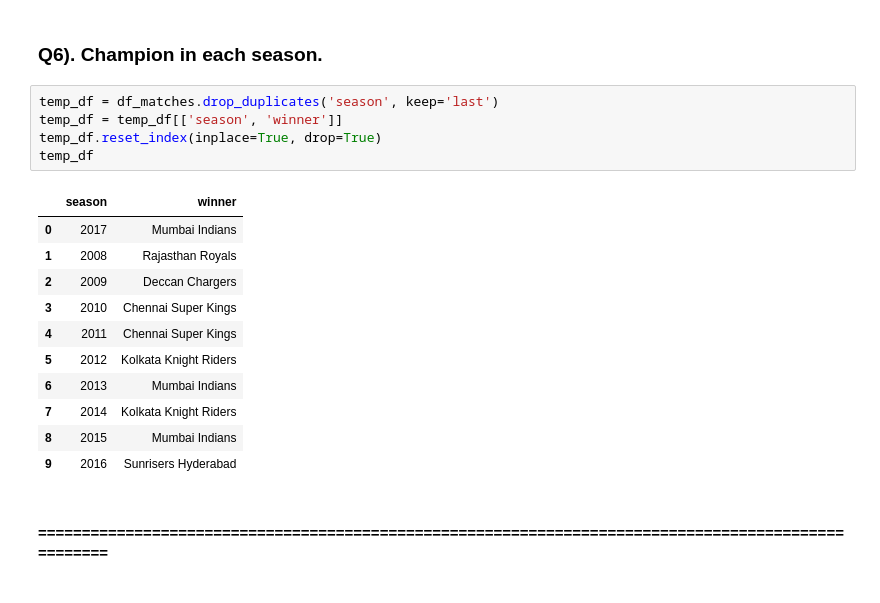
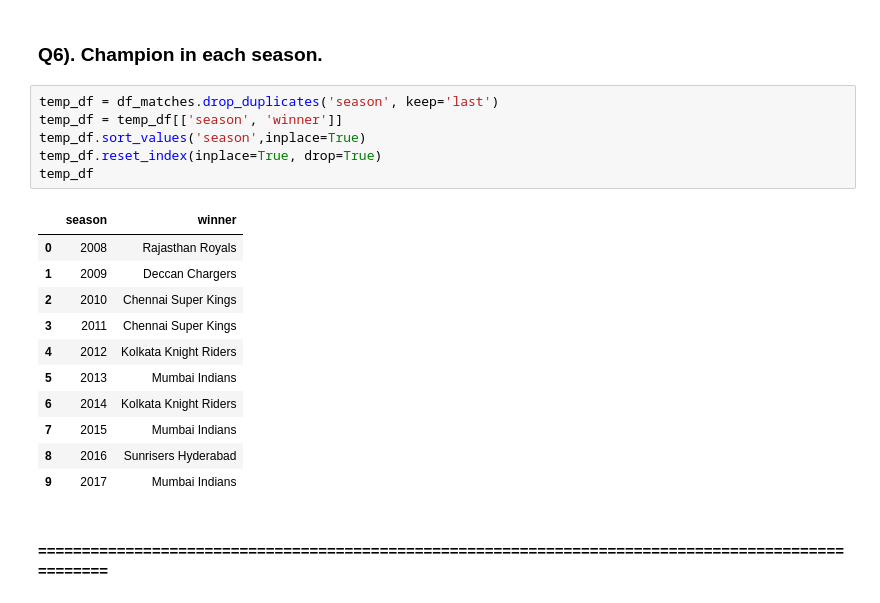
Before and after one commit to rahul-72/IPL_Dataset_Analysis, a Jupyter notebook: ipl.ipynb, the cells around one changed output. Cells and saved outputs as stored; diff of their text form.

```diff
--- a/ipl.ipynb
+++ b/ipl.ipynb
@@ -123,19 +125,20 @@ winner.plot(kind='bar', figsize=(10,5), title='Total matches win by each Team')
 # %%
 temp_df = df_matches.drop_duplicates('season', keep='last')
 temp_df = temp_df[['season', 'winner']]
+temp_df.sort_values('season',inplace=True)
 temp_df.reset_index(inplace=True, drop=True)
 temp_df
 # %% [output]
 |  | season | winner |
-| 0 | 2017 | Mumbai Indians |
-| 1 | 2008 | Rajasthan Royals |
-| 2 | 2009 | Deccan Chargers |
-| 3 | 2010 | Chennai Super Kings |
-| 4 | 2011 | Chennai Super Kings |
-| 5 | 2012 | Kolkata Knight Riders |
-| 6 | 2013 | Mumbai Indians |
-| 7 | 2014 | Kolkata Knight Riders |
-| 8 | 2015 | Mumbai Indians |
-| 9 | 2016 | Sunrisers Hyderabad |
+| 0 | 2008 | Rajasthan Royals |
+| 1 | 2009 | Deccan Chargers |
+| 2 | 2010 | Chennai Super Kings |
+| 3 | 2011 | Chennai Super Kings |
+| 4 | 2012 | Kolkata Knight Riders |
+| 5 | 2013 | Mumbai Indians |
+| 6 | 2014 | Kolkata Knight Riders |
+| 7 | 2015 | Mumbai Indians |
+| 8 | 2016 | Sunrisers Hyderabad |
+| 9 | 2017 | Mumbai Indians |
 # %% [markdown]
 #### ====================================================================================================
```
Also changed, not shown: parts of 34 cells of this notebook.
